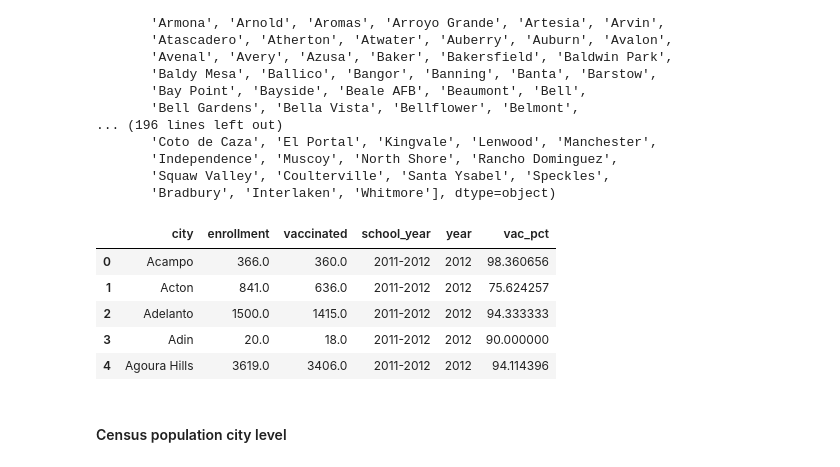
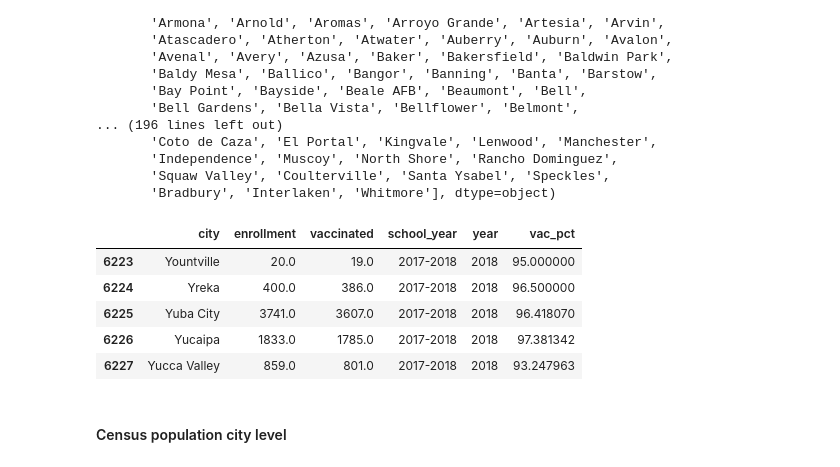
Before and after one commit to jeffrey-hsu/mids_capstone, a Jupyter notebook: vaxxfacts/cleaning_etl/Reshaping_Data_For_Viz.ipynb, the cells around one changed output. Saved outputs shown, nothing was run; the diff lists cells and outputs as text; code cells hidden in the pictures.

```diff
--- a/vaxxfacts/cleaning_etl/Reshaping_Data_For_Viz.ipynb
+++ b/vaxxfacts/cleaning_etl/Reshaping_Data_For_Viz.ipynb
@@ -416,14 +416,14 @@ array(['Acampo', 'Acton', 'Adelanto', 'Adin', 'Agoura Hills',
        'Squaw Valley', 'Coulterville', 'Santa Ysabel', 'Speckles',
        'Bradbury', 'Interlaken', 'Whitmore'], dtype=object)
 # %%
-vac_11_18.head()
+vac_11_18.tail()
 # %% [output]
 |  | city | enrollment | vaccinated | school_year | year | vac_pct |
-| 0 | Acampo | 366.0 | 360.0 | 2011-2012 | 2012 | 98.360656 |
-| 1 | Acton | 841.0 | 636.0 | 2011-2012 | 2012 | 75.624257 |
-| 2 | Adelanto | 1500.0 | 1415.0 | 2011-2012 | 2012 | 94.333333 |
-| 3 | Adin | 20.0 | 18.0 | 2011-2012 | 2012 | 90.000000 |
-| 4 | Agoura Hills | 3619.0 | 3406.0 | 2011-2012 | 2012 | 94.114396 |
+| 6223 | Yountville | 20.0 | 19.0 | 2017-2018 | 2018 | 95.000000 |
+| 6224 | Yreka | 400.0 | 386.0 | 2017-2018 | 2018 | 96.500000 |
+| 6225 | Yuba City | 3741.0 | 3607.0 | 2017-2018 | 2018 | 96.418070 |
+| 6226 | Yucaipa | 1833.0 | 1785.0 | 2017-2018 | 2018 | 97.381342 |
+| 6227 | Yucca Valley | 859.0 | 801.0 | 2017-2018 | 2018 | 93.247963 |
 # %%
 #Export full cleaned data
 vac_11_18.to_csv("vac_11_18_combined.csv", index=False)
```
Also changed, not shown: parts of 14 cells of this notebook, 5 other files.
